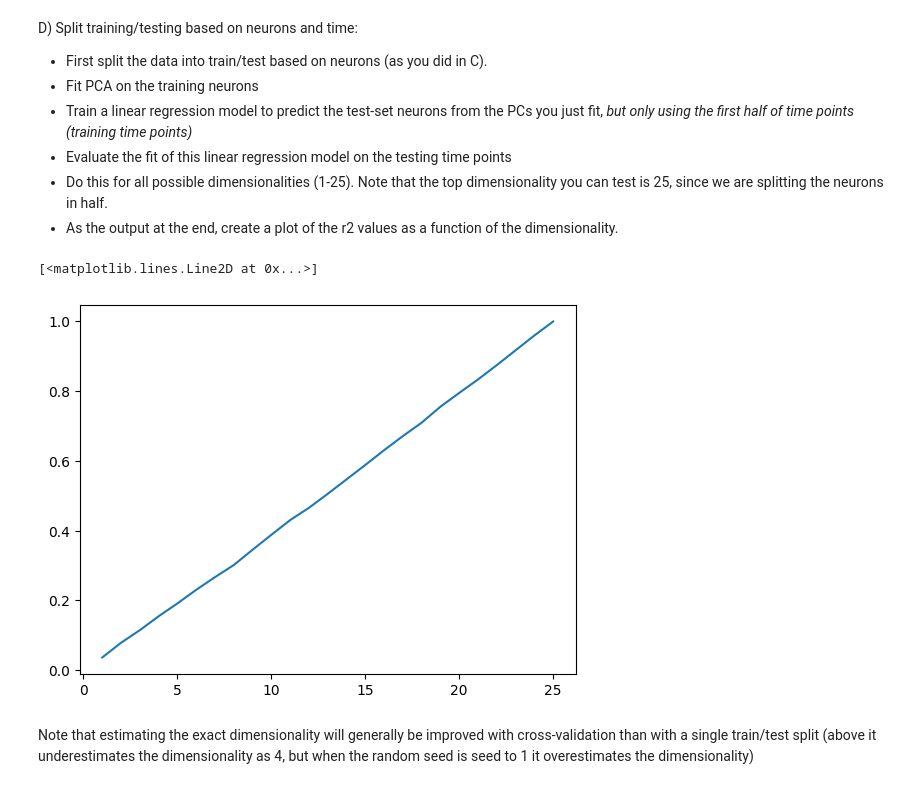
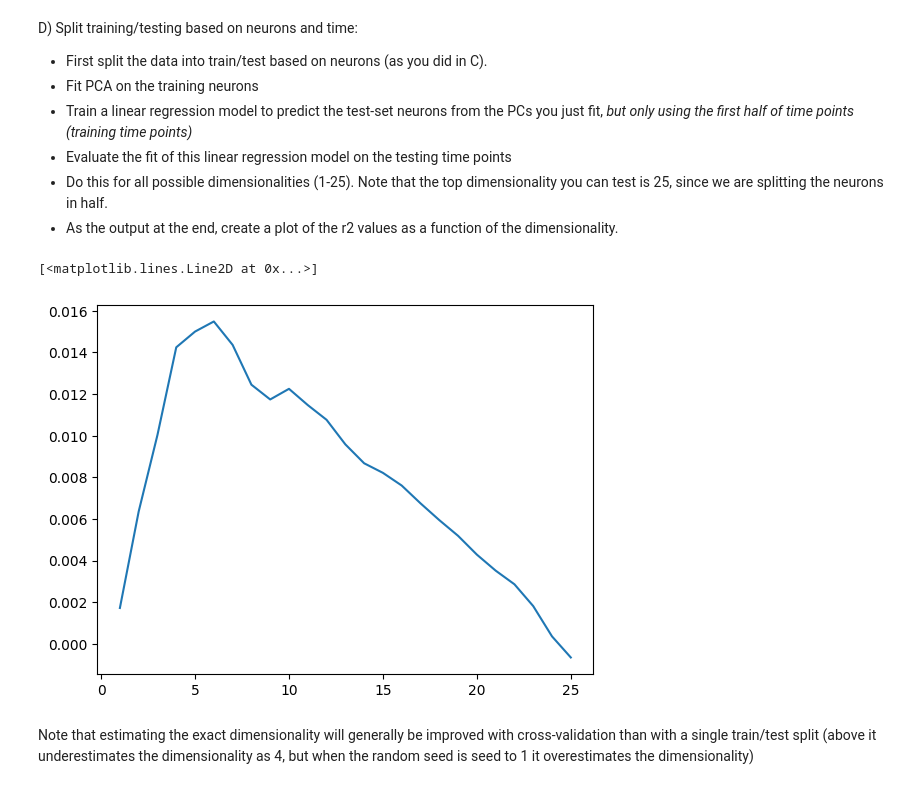
Before and after one commit to dbasrai/nuin443, a Jupyter notebook: problemSets/NUIN443_ps8_dimensionality.ipynb, the cells around one changed output. Saved outputs shown, nothing was run; the diff lists cells and outputs as text; code cells hidden in the pictures.

```diff
--- a/problemSets/NUIN443_ps8_dimensionality.ipynb
+++ b/problemSets/NUIN443_ps8_dimensionality.ipynb
@@ -60,7 +60,7 @@ X_test=X[half:,:]
 r2s=[] #Initialize list of r2 values
 
 #Loop through dimensions. Fill in below
-for k in np.arange(num_observations):
+for k in np.arange(1, num_observations+1):
 
     pca = PCA(n_components=k)
     pca.fit(X_train)
@@ -74,6 +74,6 @@ for k in np.arange(num_observations):
   #Calculate r2 value and append it to list. Fill in below
     r2s.append(r2_score(X_test, X_test_hat))
 
-plt.plot(np.arange(1,num_observations+1),r2s)
+plt.plot(np.arange(1, num_observations+1), r2s)
 # %% [output]
 [<matplotlib.lines.Line2D at 0x...>]
@@ -98,8 +98,8 @@ X_test=X[:,half:]
 r2s=[] #Initialize list of r2 values
 
 #Loop through dimensions. Fill in below
-for k in np.arange(half):
-    pca = PCA(n_components=k+1)
+for k in np.arange(1, half+1):
+    pca = PCA(n_components=k)
 
   #Fit PCA to training neurons and get PCs. Fill in lines below
     X_train_pca = pca.fit_transform(X_train)
@@ -107,9 +107,8 @@ for k in np.arange(half):
 
   #Fit linear regression to predict test-set neurons from the above PCs. Fill in lines below
     lr = LinearRegression()
-    X_test_pca = pca.transform(X_test)
-    lr.fit(X_test_pca, X_test)
-    X_test_predict = lr.predict(X_test_pca)
+    lr.fit(X_train_pca, X_test)
+    X_test_predict = lr.predict(X_train_pca)
 
 
   #Calculate r2 value and append it to list. Fill in below
@@ -117,6 +116,6 @@ for k in np.arange(half):
 
 
 #Plot r2 values
-plt.plot(np.arange(1,int(num_observations/2+1)),r2s)
+plt.plot(np.arange(1, half+1), r2s)
 # %% [output]
 [<matplotlib.lines.Line2D at 0x...>]
@@ -134,42 +133,34 @@ D) Split training/testing based on neurons and time:
 # %%
 #Fill in all the code below (you should be able to use a lot of code from C)
 neuron_half = int(X.shape[1]/2)
 time_half = int(X.shape[0]/2)
 X_train=X[:,:neuron_half]
 X_test=X[:,neuron_half:]
 
 r2s=[] #Initialize list of r2 values
 
 #Loop through dimensions. Fill in below
-for k in np.arange(half):
-    pca = PCA(n_components=k+1)
+for k in np.arange(1, neuron_half+1):
+    pca = PCA(n_components=k)
 
   #Fit PCA to training neurons and get PCs. Fill in lines below
     X_train_pca = pca.fit_transform(X_train)
 
-
   #Fit linear regression to predict test-set neurons from the above PCs. Fill in lines below
     lr = LinearRegression()
-    X_test_pca = pca.transform(X_test)
 
-    X_pca_ttrain = X_test_pca[:time_half,:]
-    X_pca_ttest = X_test_pca[time_half:,:]
-
-    X_ttrain = X_test[:time_half,:]
-    X_ttest = X_test[time_half:,:]
-    lr.fit(X_pca_ttrain, X_ttrain)
-    X_test_predict = lr.predict(X_pca_ttest)
-
+    lr.fit(X_train_pca[:time_half,:], X_test[:time_half,:])
+    X_test_predict = lr.predict(X_train_pca[time_half:,:])
 
   #Calculate r2 value and append it to list. Fill in below
     r2s.append(r2_score(X_ttest, X_test_predict))
 
 
 #Plot r2 values
-plt.plot(np.arange(1,int(num_observations/2+1)),r2s)
+plt.plot(np.arange(1, neuron_half+1),r2s)
 # %% [output]
 [<matplotlib.lines.Line2D at 0x...>]
-[figure, old version]
+[figure, new version]
 # %% [markdown]
 Note that estimating the exact dimensionality will generally be improved with cross-validation than with a single train/test split (above it underestimates the dimensionality as 4, but when the random seed is seed to 1 it overestimates the dimensionality)
 # %% [markdown]
```
Also changed, not shown: parts of 9 cells of this notebook, 1 other file.
